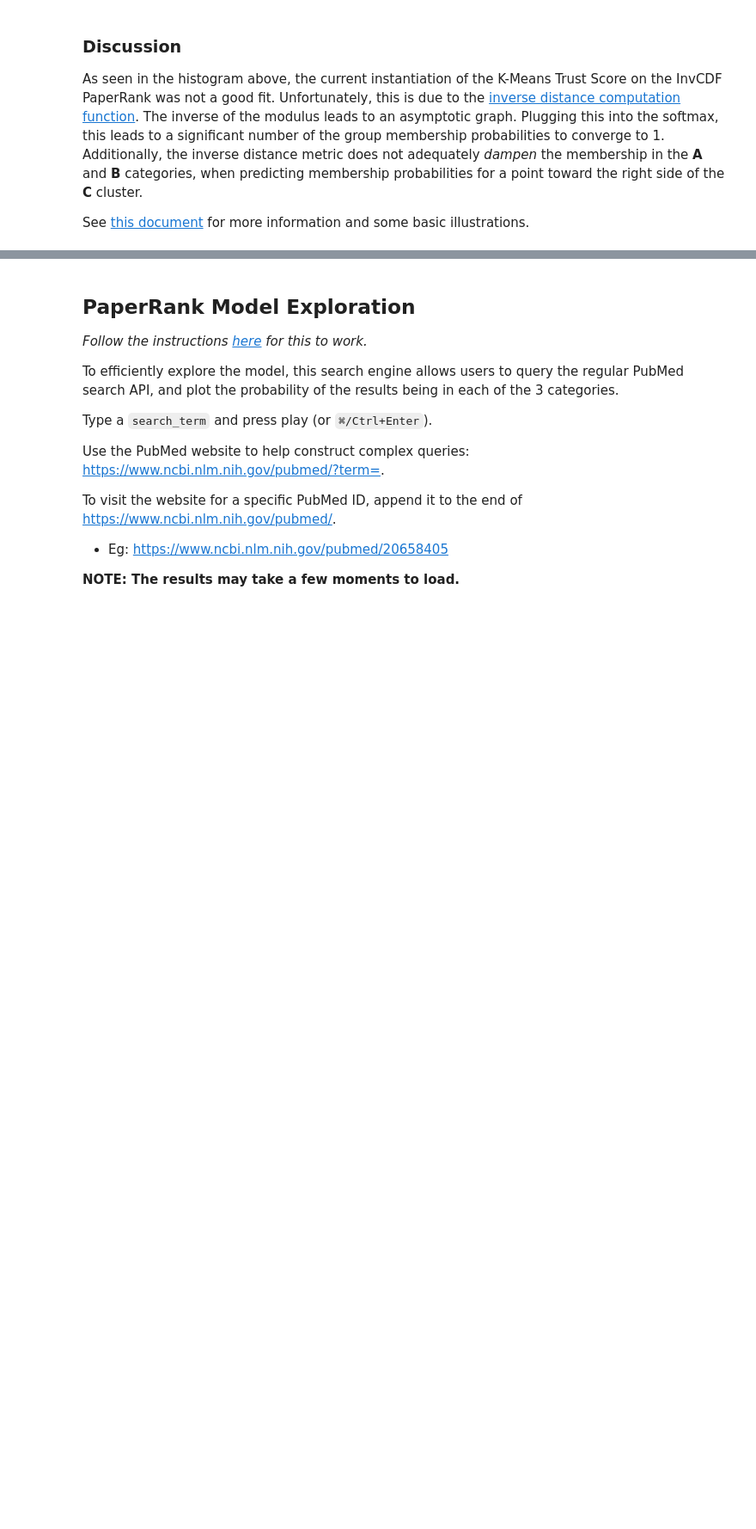
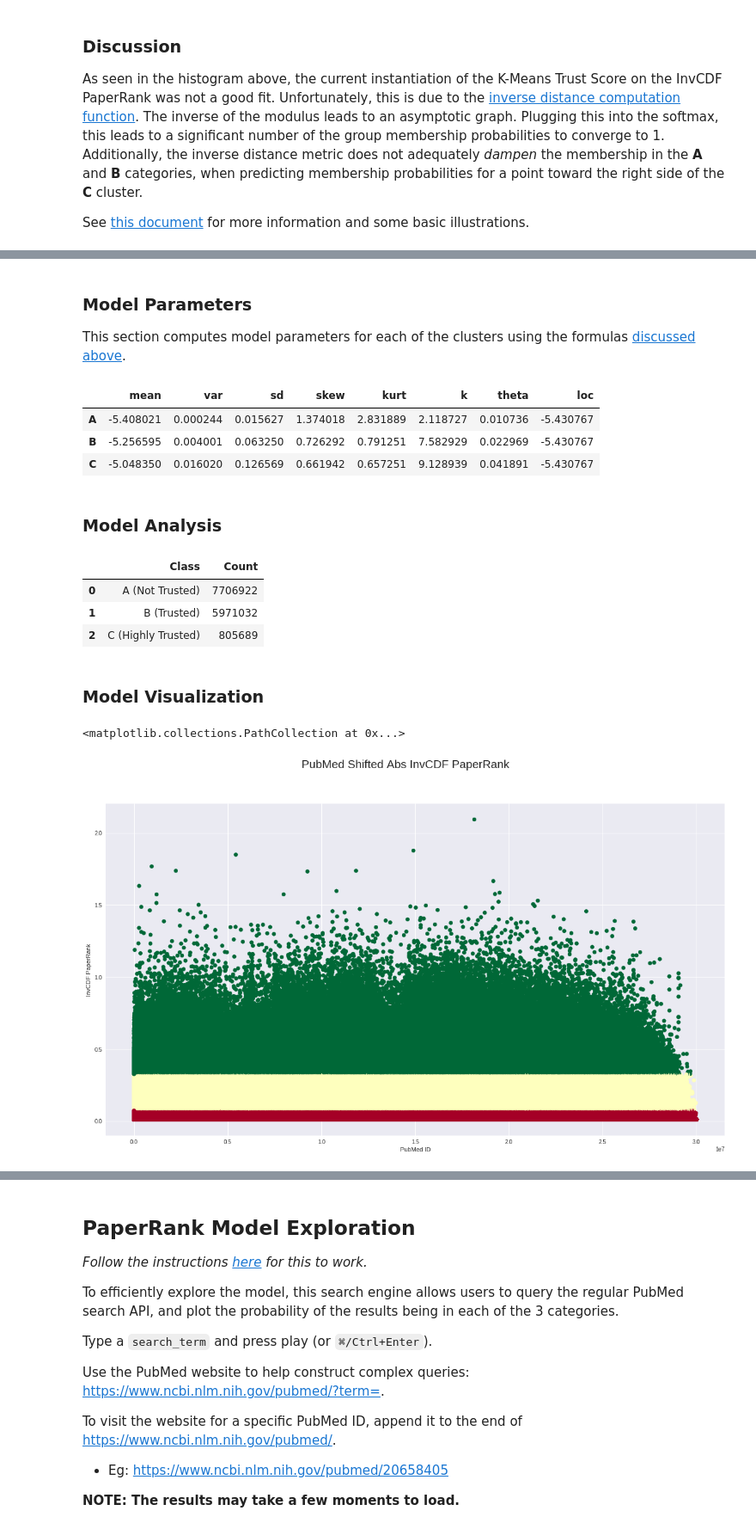
Before and after one commit to rukmal/PaperRank-Analysis, a Jupyter notebook: PubMed PaperRank Analysis.ipynb, the cells around one changed output, grey strips where cells are left out. Shown at 86% size. Saved outputs shown, nothing was run; the diff lists cells and outputs as text; code cells hidden in the pictures; blank space fills up the shorter version.

```diff
--- a/PubMed PaperRank Analysis.ipynb
+++ b/PubMed PaperRank Analysis.ipynb
@@ -2233,0 +3346,64 @@ See [this document](https://drive.google.com/file/d/1USckOJ74AXkk03cCeOeGEf8V02i
+# %% [markdown]
+### Model Parameters
+
+This section computes model parameters for each of the clusters using the formulas [discussed above](#scrollTo=DF8OOs0rl77X).
+# %%
+pr_invcdf_s, shift_constant = shiftPR(ranks=pr_invcdf)
+loc = np.min(pr_invcdf_s) - np.absolute(np.min(pr_invcdf)) - 2 * shift_constant
+
+
+pr_gamma_stats = dict()
+
+# Computing statistics for each of the mixture distributions
+pr_gamma_stats['mean'] = [(i[0] * i[1]) + loc for i in pr_gamma_model.params]
+pr_gamma_stats['var'] = [i[0] * i[1]**2 for i in pr_gamma_model.params]
+pr_gamma_stats['sd'] = [np.sqrt(i) for i in pr_gamma_stats['var']]
+pr_gamma_stats['skew'] = [2 / np.sqrt(i[0]) for i in pr_gamma_model.params]
+pr_gamma_stats['kurt'] = [6 / i[0] for i in pr_gamma_model.params]
+pr_gamma_stats['k'] = [i[0] for i in pr_gamma_model.params]
+pr_gamma_stats['theta'] = [i[1] for i in pr_gamma_model.params]
+pr_gamma_stats['loc'] = [loc for i in pr_gamma_model.params]
+
+pr_gamma_stats_df = pd.DataFrame(pr_gamma_stats, columns=pr_gamma_stats.keys())
+
+pr_gamma_stats_df.index = ['A', 'B', 'C']
+
+pr_gamma_stats_df
+# %% [output]
+|  | mean | var | sd | skew | kurt | k | theta | loc |
+| A | -5.408021 | 0.000244 | 0.015627 | 1.374018 | 2.831889 | 2.118727 | 0.010736 | -5.430767 |
+| B | -5.256595 | 0.004001 | 0.063250 | 0.726292 | 0.791251 | 7.582929 | 0.022969 | -5.430767 |
+| C | -5.048350 | 0.016020 | 0.126569 | 0.661942 | 0.657251 | 9.128939 | 0.041891 | -5.430767 |
+# %% [markdown]
+### Model Analysis
+# %%
+pr_gamma_classes = np.array([np.argmax(i) for i in pr_gamma_model.posterior.T])
+
+# Investigating counts of higher PaperRanks
+# This returns a sorted array of unique PaperRanks, and their counts
+unique, counts = np.unique(pr_gamma_classes, return_counts=True)
+
+# Building frequency table
+pr_gamma_freq = pd.DataFrame({'Class': unique,
+                              'Count': counts})
+
+pr_gamma_freq['Class'] = ['A (Not Trusted)', 'B (Trusted)',
+                          'C (Highly Trusted)']
+
+pr_gamma_freq
+# %% [output]
+|  | Class | Count |
+| 0 | A (Not Trusted) | 7706922 |
+| 1 | B (Trusted) | 5971032 |
+| 2 | C (Highly Trusted) | 805689 |
+# %% [markdown]
+### Model Visualization
+# %%
+fig, ax = getSubplot(dims_large)
+fig.suptitle('PubMed Shifted Abs InvCDF PaperRank')
+ax.set_xlabel('PubMed ID')
+ax.set_ylabel('InvCDF PaperRank')
+plt.scatter(pr_id, pr_invcdf_s, c=pr_gamma_classes, cmap='RdYlGn')
+# %% [output]
+<matplotlib.collections.PathCollection at 0x...>
+[figure, added]
```
Also changed, not shown: parts of 86 cells of this notebook.
